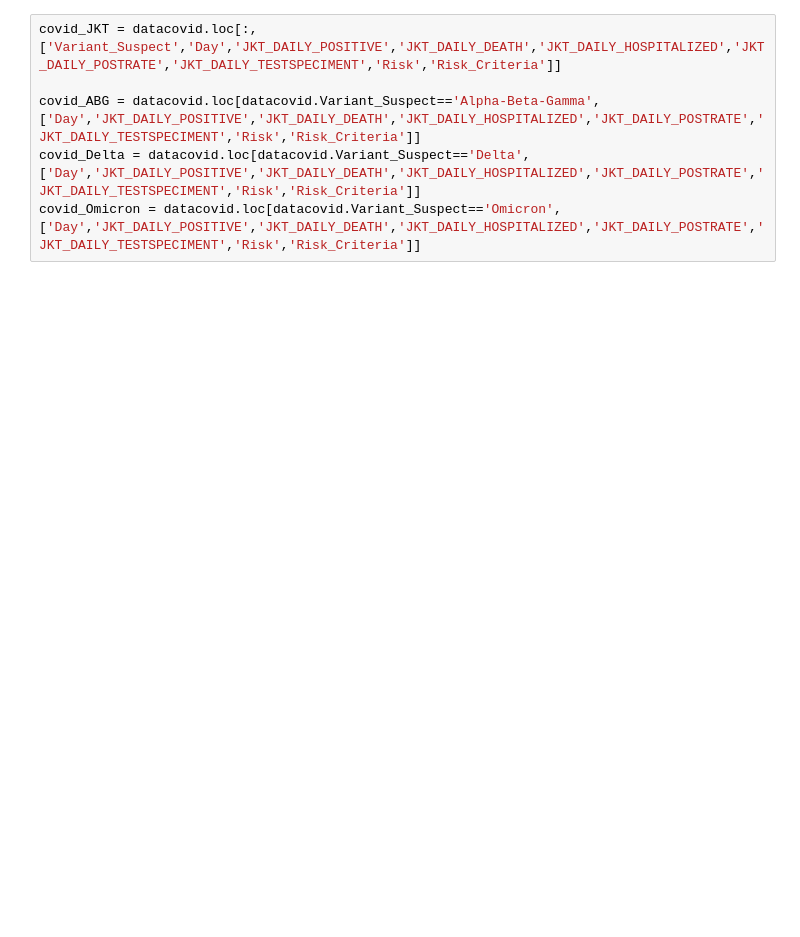
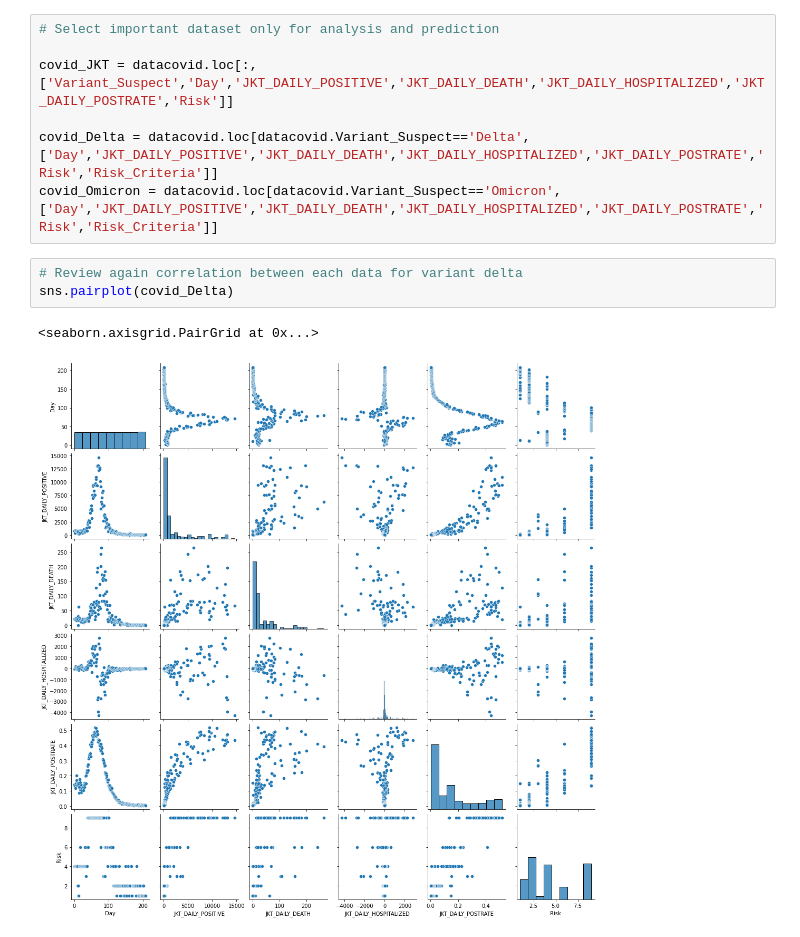
Before and after one commit to aasina/carpredict, a Jupyter notebook: covidJKTdatapredict.ipynb, the cells around one changed output. Saved outputs shown, nothing was run; the diff lists cells and outputs as text; blank space fills up the shorter version.

Commit message:
start analysis

```diff
--- a/covidJKTdatapredict.ipynb
+++ b/covidJKTdatapredict.ipynb
@@ -9,6 +21,13 @@ datacovid = pd.read_csv('datasetcovidsamplejkt.csv')
 # %%
-covid_JKT = datacovid.loc[:,['Variant_Suspect','Day','JKT_DAILY_POSITIVE','JKT_DAILY_DEATH','JKT_DAILY_HOSPITALIZED','JKT_DAILY_POSTRATE','JKT_DAILY_TESTSPECIMENT','Risk','Risk_Criteria']]
+# Select important dataset only for analysis and prediction
 
-covid_ABG = datacovid.loc[datacovid.Variant_Suspect=='Alpha-Beta-Gamma',['Day','JKT_DAILY_POSITIVE','JKT_DAILY_DEATH','JKT_DAILY_HOSPITALIZED','JKT_DAILY_POSTRATE','JKT_DAILY_TESTSPECIMENT','Risk','Risk_Criteria']]
-covid_Delta = datacovid.loc[datacovid.Variant_Suspect=='Delta',['Day','JKT_DAILY_POSITIVE','JKT_DAILY_DEATH','JKT_DAILY_HOSPITALIZED','JKT_DAILY_POSTRATE','JKT_DAILY_TESTSPECIMENT','Risk','Risk_Criteria']]
-covid_Omicron = datacovid.loc[datacovid.Variant_Suspect=='Omicron',['Day','JKT_DAILY_POSITIVE','JKT_DAILY_DEATH','JKT_DAILY_HOSPITALIZED','JKT_DAILY_POSTRATE','JKT_DAILY_TESTSPECIMENT','Risk','Risk_Criteria']]
+covid_JKT = datacovid.loc[:,['Variant_Suspect','Day','JKT_DAILY_POSITIVE','JKT_DAILY_DEATH','JKT_DAILY_HOSPITALIZED','JKT_DAILY_POSTRATE','Risk']]
+
+covid_Delta = datacovid.loc[datacovid.Variant_Suspect=='Delta',['Day','JKT_DAILY_POSITIVE','JKT_DAILY_DEATH','JKT_DAILY_HOSPITALIZED','JKT_DAILY_POSTRATE','Risk','Risk_Criteria']]
+covid_Omicron = datacovid.loc[datacovid.Variant_Suspect=='Omicron',['Day','JKT_DAILY_POSITIVE','JKT_DAILY_DEATH','JKT_DAILY_HOSPITALIZED','JKT_DAILY_POSTRATE','Risk','Risk_Criteria']]
+# %%
+# Review again correlation between each data for variant delta
+sns.pairplot(covid_Delta)
+# %% [output]
+<seaborn.axisgrid.PairGrid at 0x...>
+[figure, added]
```
Also changed, not shown: parts of 6 cells of this notebook.
